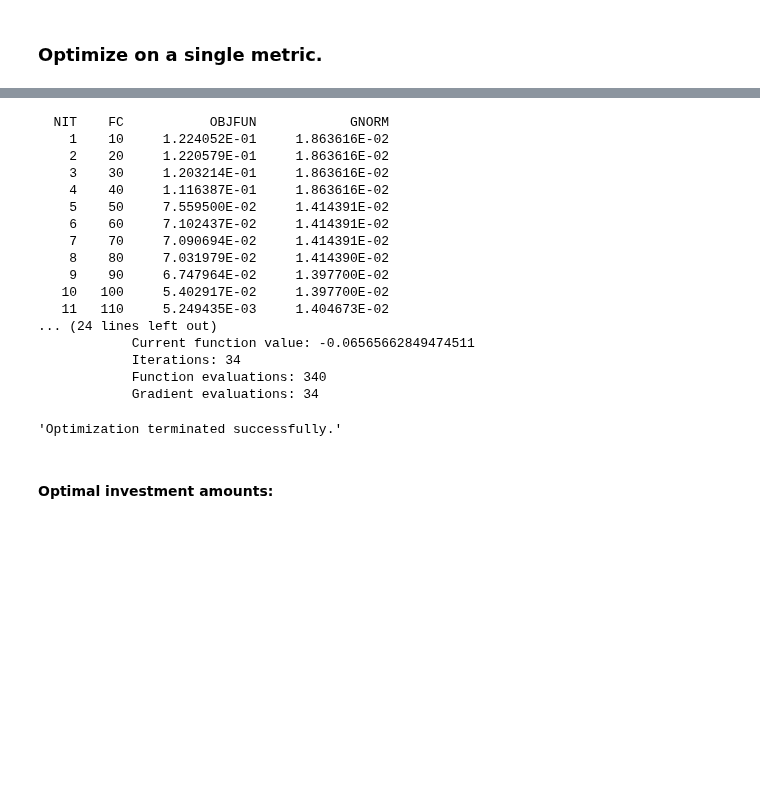
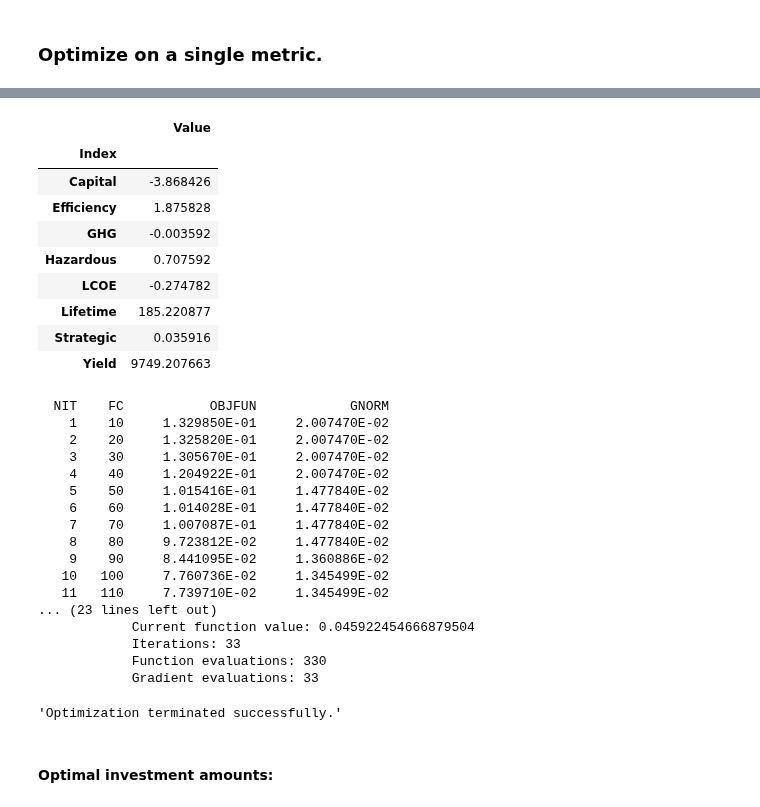
Before and after one commit to NREL/tyche, a Jupyter notebook: ioc-1/ioc-1-optimization.ipynb, the cells around one changed output, grey strips where cells are left out. Saved outputs shown, nothing was run; the diff lists cells and outputs as text; code cells hidden in the pictures; blank space fills up the shorter version.

```diff
--- a/ioc-1/ioc-1-optimization.ipynb
+++ b/ioc-1/ioc-1-optimization.ipynb
@@ -140,28 +195,42 @@ optimizer = ty.EpsilonConstraintOptimizer(evaluator)
+# %%
+evaluator.min_metric
+# %% [output]
+|  | Value |
+| Index |  |
+| Capital | -3.868426 |
+| Efficiency | 1.875828 |
+| GHG | -0.003592 |
+| Hazardous | 0.707592 |
+| LCOE | -0.274782 |
+| Lifetime | 185.220877 |
+| Strategic | 0.035916 |
+| Yield | 9749.207663 |
 # %%
 optimum = optimizer.maximize_slsqp(
     "LCOE",
-    max_amount = evaluator.max_amount.Amount,
+    max_amount = evaluator.max_amount.Amount / 2,
+    min_metric = evaluator.min_metric.Value,
     verbose = 2,
 )
 optimum.exit_message
 # %% [output]
   NIT    FC           OBJFUN            GNORM
-    1    10     1.224052E-01     1.863616E-02
-    2    20     1.220579E-01     1.863616E-02
-    3    30     1.203214E-01     1.863616E-02
-    4    40     1.116387E-01     1.863616E-02
-    5    50     7.559500E-02     1.414391E-02
-    6    60     7.102437E-02     1.414391E-02
-    7    70     7.090694E-02     1.414391E-02
-    8    80     7.031979E-02     1.414390E-02
-    9    90     6.747964E-02     1.397700E-02
-   10   100     5.402917E-02     1.397700E-02
-   11   110     5.249435E-03     1.404673E-02
-... (24 lines left out)
-            Current function value: -0.06565662849474511
-            Iterations: 34
-            Function evaluations: 340
-            Gradient evaluations: 34
+    1    10     1.329850E-01     2.007470E-02
+    2    20     1.325820E-01     2.007470E-02
+    3    30     1.305670E-01     2.007470E-02
+    4    40     1.204922E-01     2.007470E-02
+    5    50     1.015416E-01     1.477840E-02
+    6    60     1.014028E-01     1.477840E-02
+    7    70     1.007087E-01     1.477840E-02
+    8    80     9.723812E-02     1.477840E-02
+    9    90     8.441095E-02     1.360886E-02
+   10   100     7.760736E-02     1.345499E-02
+   11   110     7.739710E-02     1.345499E-02
+... (23 lines left out)
+            Current function value: 0.045922454666879504
+            Iterations: 33
+            Function evaluations: 330
+            Gradient evaluations: 33
 'Optimization terminated successfully.'
 # %% [markdown]
 #### Optimal investment amounts:
```
Also changed, not shown: parts of 12 cells of this notebook, 1 other file.
